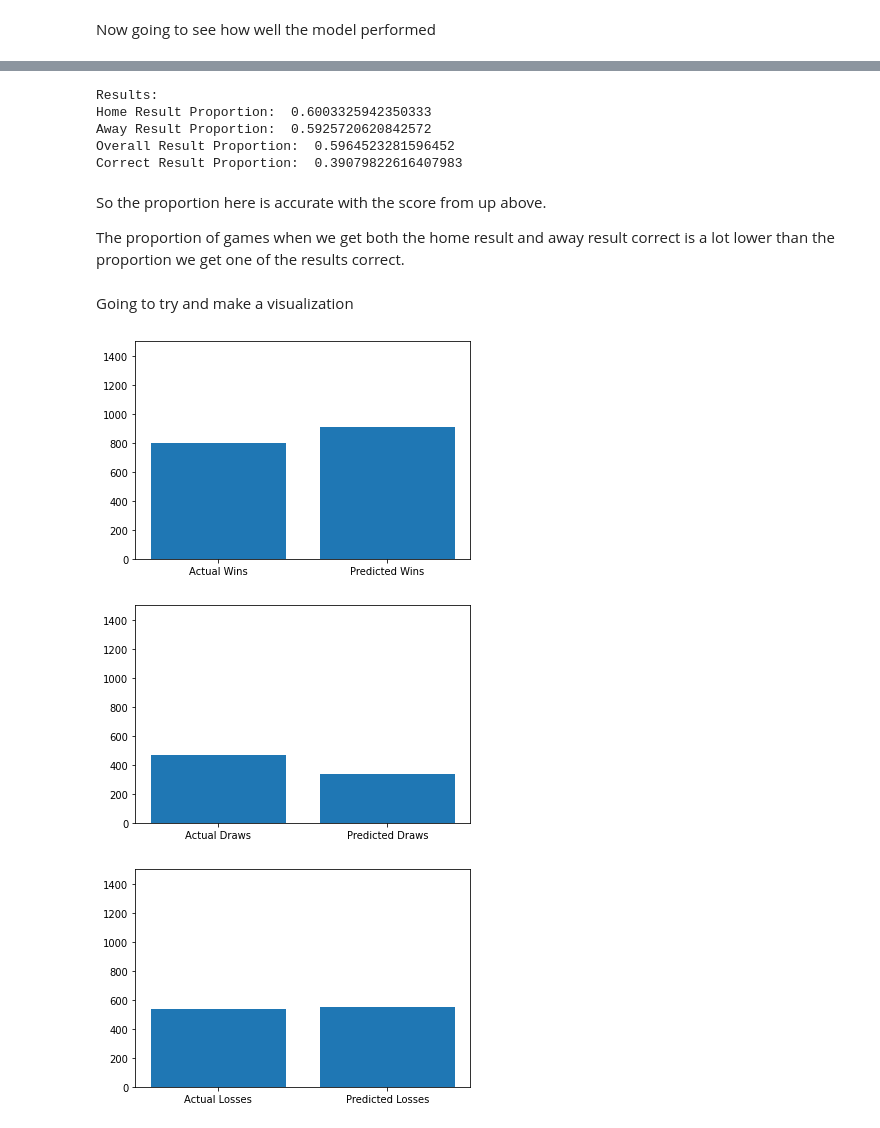
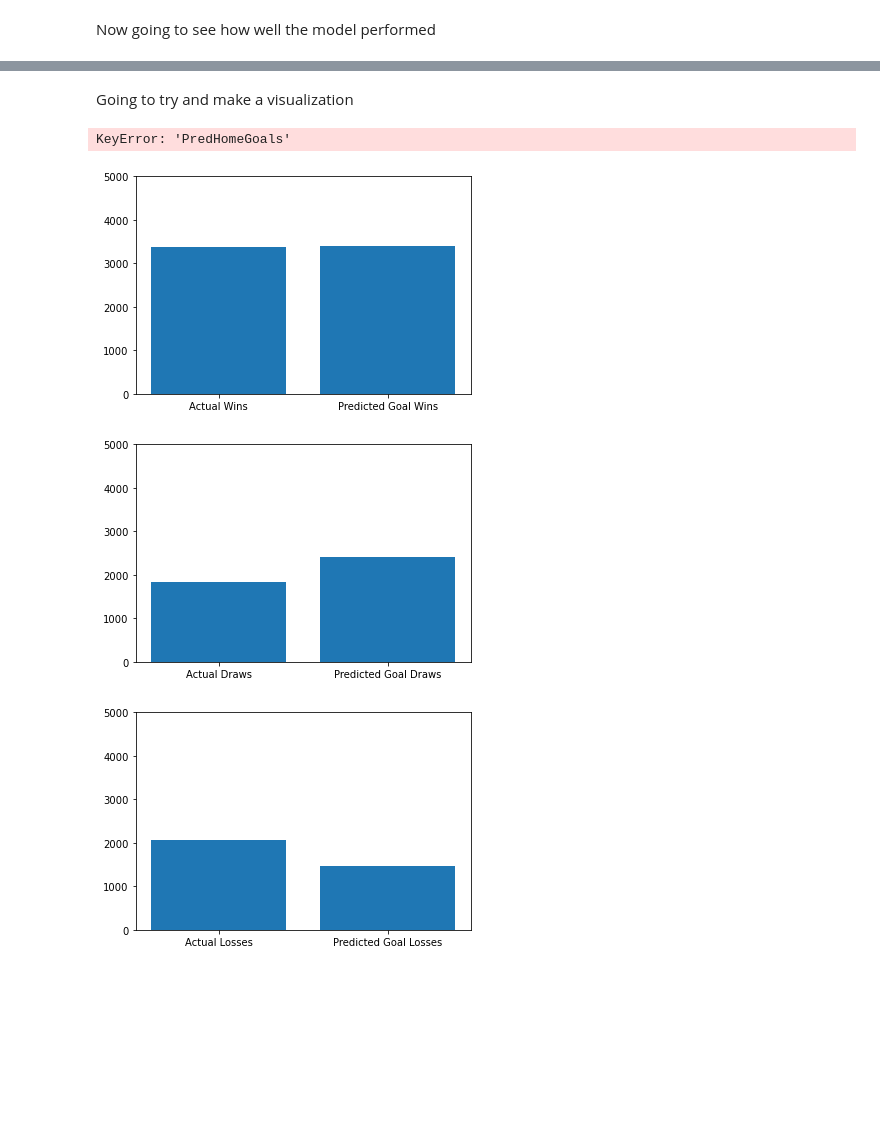
Before and after one commit to nmisasi/CS254-Final-Project, a Jupyter notebook: randomForest.ipynb, the cells around one changed output, grey strips where cells are left out. Saved outputs shown, nothing was run; the diff lists cells and outputs as text; code cells hidden in the pictures; blank space fills up the shorter version.

```diff
--- a/randomForest.ipynb
+++ b/randomForest.ipynb
@@ -133,7 +121,6 @@ dfBoth
 # %% [markdown]
 Now going to see how well the model performed
 # %%
-# This chunk was for when we were predicting goals scored by each team and not the result
 corHomeGoals = 0
 corAwayGoals = 0
 corResults = 0
@@ -142,21 +129,21 @@ totalDraws = 0
 
 for i in range(dfBoth.shape[0]):
     # Check if goals were predicted correctly
-    if(dfBoth['HomeGoals'][i] == dfBoth['PredHomeGoals'][i]):
+    if(dfBoth['HomeResult'][i] == dfBoth['PredHomeResult'][i]):
         corHomeGoals += 1
-    if(dfBoth['AwayGoals'][i] == dfBoth['PredAwayGoals'][i]):
+    if(dfBoth['AwayResult'][i] == dfBoth['PredAwayResult'][i]):
         corAwayGoals += 1
 
     # Check results with predicted goal values
-    if((dfBoth['HomeGoals'][i] == dfBoth['AwayGoals'][i]) & (dfBoth['PredHomeGoals'][i] == dfBoth['PredAwayGoals'][i])):
+    if((dfBoth['HomeResult'][i] == dfBoth['AwayResult'][i]) & (dfBoth['PredHomeResult'][i] == dfBoth['PredAwayResult'][i])):
         corResults += 1
-    if((dfBoth['HomeGoals'][i] < dfBoth['AwayGoals'][i]) & (dfBoth['PredHomeGoals'][i] < dfBoth['PredAwayGoals'][i])):
+    if((dfBoth['HomeResult'][i] < dfBoth['AwayResult'][i]) & (dfBoth['PredHomeResult'][i] < dfBoth['PredAwayResult'][i])):
         corResults += 1
-    if((dfBoth['HomeGoals'][i] > dfBoth['AwayGoals'][i]) & (dfBoth['PredHomeGoals'][i] > dfBoth['PredAwayGoals'][i])):
+    if((dfBoth['HomeResult'][i] > dfBoth['AwayResult'][i]) & (dfBoth['PredHomeResult'][i] > dfBoth['PredAwayResult'][i])):
         corResults += 1
 
     # Get total Draws
-    if(dfBoth['HomeGoals'][i] == dfBoth['AwayGoals'][i]):
+    if(dfBoth['HomeResult'][i] == dfBoth['AwayResult'][i]):
         totalDraws += 1
 # %%
 print(corHomeGoals)
@@ -181,16 +167,0 @@ Correct Result Proportion:  0.4829201101928375
-# %%
-corHomeResult = 0
-corAwayResult = 0
-corResults = 0
-
-for i in range(dfBoth.shape[0]):
-    # Check if Home Result was predicted correctly
-    if(dfBoth['HomeResult'][i] == dfBoth['PredHomeResult'][i]):
-        corHomeResult += 1
-    # Check if Away Result was predicted correctly
-    if(dfBoth['AwayResult'][i] == dfBoth['PredAwayResult'][i]):
-        corAwayResult += 1
-
-    # Check if Overall game result was predicted correctly
-    if((dfBoth['HomeResult'][i] == dfBoth['PredHomeResult'][i]) & (dfBoth['AwayResult'][i] == dfBoth['PredAwayResult'][i])):
-        corResults += 1
@@ -205,19 +168,3 @@ print(corResults)
-# %%
-print("Results: ")
-print("Home Result Proportion: " , corHomeResult / dfBoth.shape[0])
-print("Away Result Proportion: " , corAwayResult / dfBoth.shape[0])
-print("Overall Result Proportion: " , (corHomeResult + corAwayResult) / (2 * dfBoth.shape[0]))
-print("Correct Result Proportion: " , corResults / dfBoth.shape[0])
-# %% [output]
-Results:
-Home Result Proportion:  0.6003325942350333
-Away Result Proportion:  0.5925720620842572
-Overall Result Proportion:  0.5964523281596452
-Correct Result Proportion:  0.39079822616407983
-# %% [markdown]
-So the proportion here is accurate with the score from up above.
-
-The proportion of games when we get both the home result and away result correct is a lot lower than the proportion we get one of the results correct.
 # %% [markdown]
 Going to try and make a visualization
 # %%
@@ -232,46 +179,48 @@ predLosses = 0
 
 for i in range(dfBoth.shape[0]):
     # Get totals for actual results
-    if(dfBoth['HomeResult'][i] == 0):
+    if(dfBoth['HomeGoals'][i] < dfBoth['AwayGoals'][i]):
         actualLosses += 1
-    if(dfBoth['HomeResult'][i] == 1):
+    if(dfBoth['HomeGoals'][i] == dfBoth['AwayGoals'][i]):
         actualDraws += 1
-    if(dfBoth['HomeResult'][i] == 2):
+    if(dfBoth['HomeGoals'][i] > dfBoth['AwayGoals'][i]):
         actualWins += 1
 
     # Get totals for predicted results
-    if(dfBoth['PredHomeResult'][i] == 0):
+    if(dfBoth['PredHomeGoals'][i] < dfBoth['PredAwayGoals'][i]):
         predLosses += 1
-    if(dfBoth['PredHomeResult'][i] == 1):
+    if(dfBoth['PredHomeGoals'][i] == dfBoth['PredAwayGoals'][i]):
         predDraws += 1
-    if(dfBoth['PredHomeResult'][i] == 2):
+    if(dfBoth['PredHomeGoals'][i] > dfBoth['PredAwayGoals'][i]):
         predWins += 1
+# %% [output]
+KeyError: 'PredHomeGoals'
 # %%
 import matplotlib.pyplot as plt
 # %%
-x = np.array(['Actual Wins', 'Predicted Wins'])
+x = np.array(['Actual Wins', 'Predicted Goal Wins'])
 y = np.array([actualWins, predWins])
 
 plt.bar(x, y)
-plt.ylim([0,1500])
+plt.ylim([0,5000])
 plt.show()
 # %% [output]
-[figure, old version]
+[figure, new version]
 # %%
-x = np.array(['Actual Draws', 'Predicted Draws'])
+x = np.array(['Actual Draws', 'Predicted Goal Draws'])
 y = np.array([actualDraws, predDraws])
 
 plt.bar(x, y)
-plt.ylim([0,1500])
+plt.ylim([0,5000])
 plt.show()
 # %% [output]
-[figure, old version]
+[figure, new version]
 # %%
-x = np.array(['Actual Losses', 'Predicted Losses'])
+x = np.array(['Actual Losses', 'Predicted Goal Losses'])
 y = np.array([actualLosses, predLosses])
 
 plt.bar(x, y)
-plt.ylim([0,1500])
+plt.ylim([0,5000])
 plt.show()
 # %% [output]
-[figure, old version]
+[figure, new version]
```
Also changed, not shown: parts of 20 cells of this notebook.
